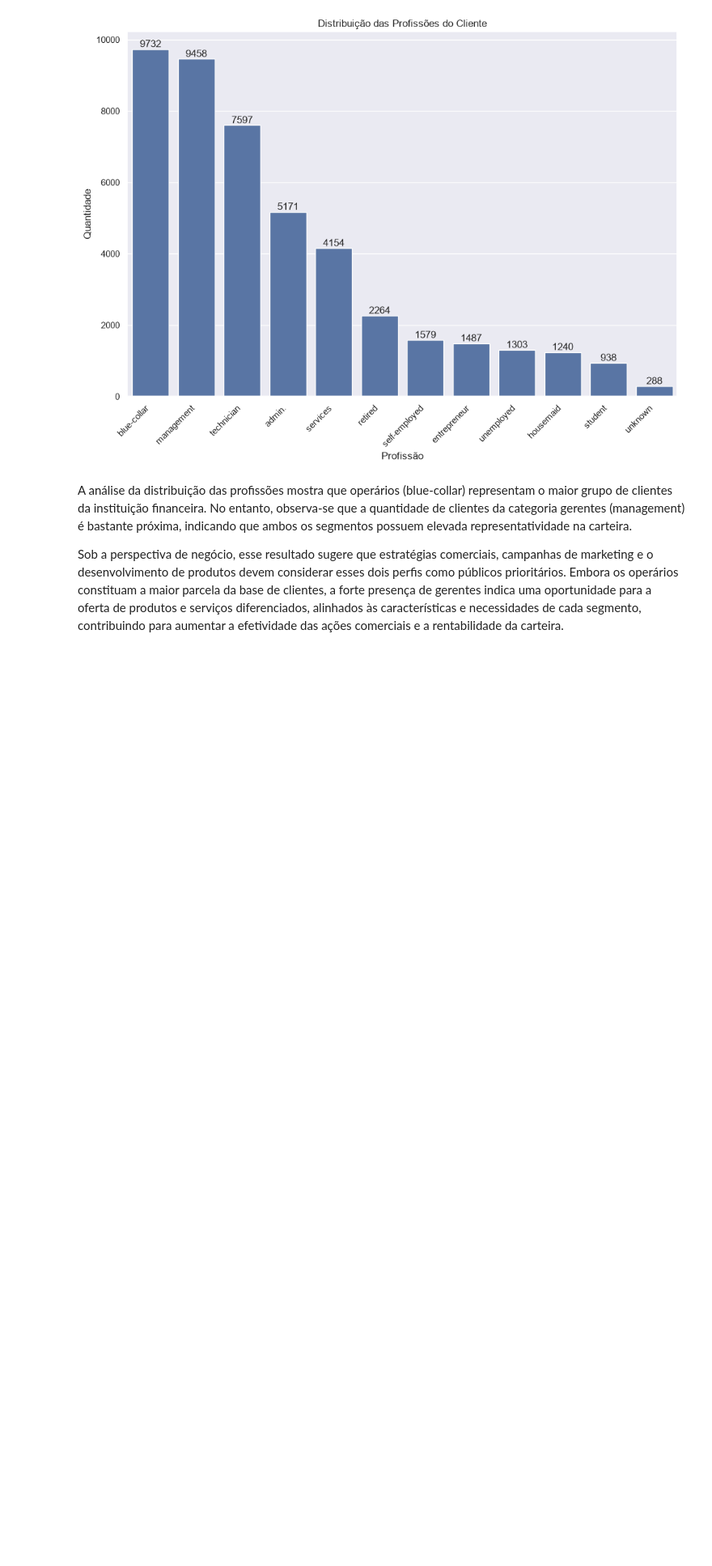
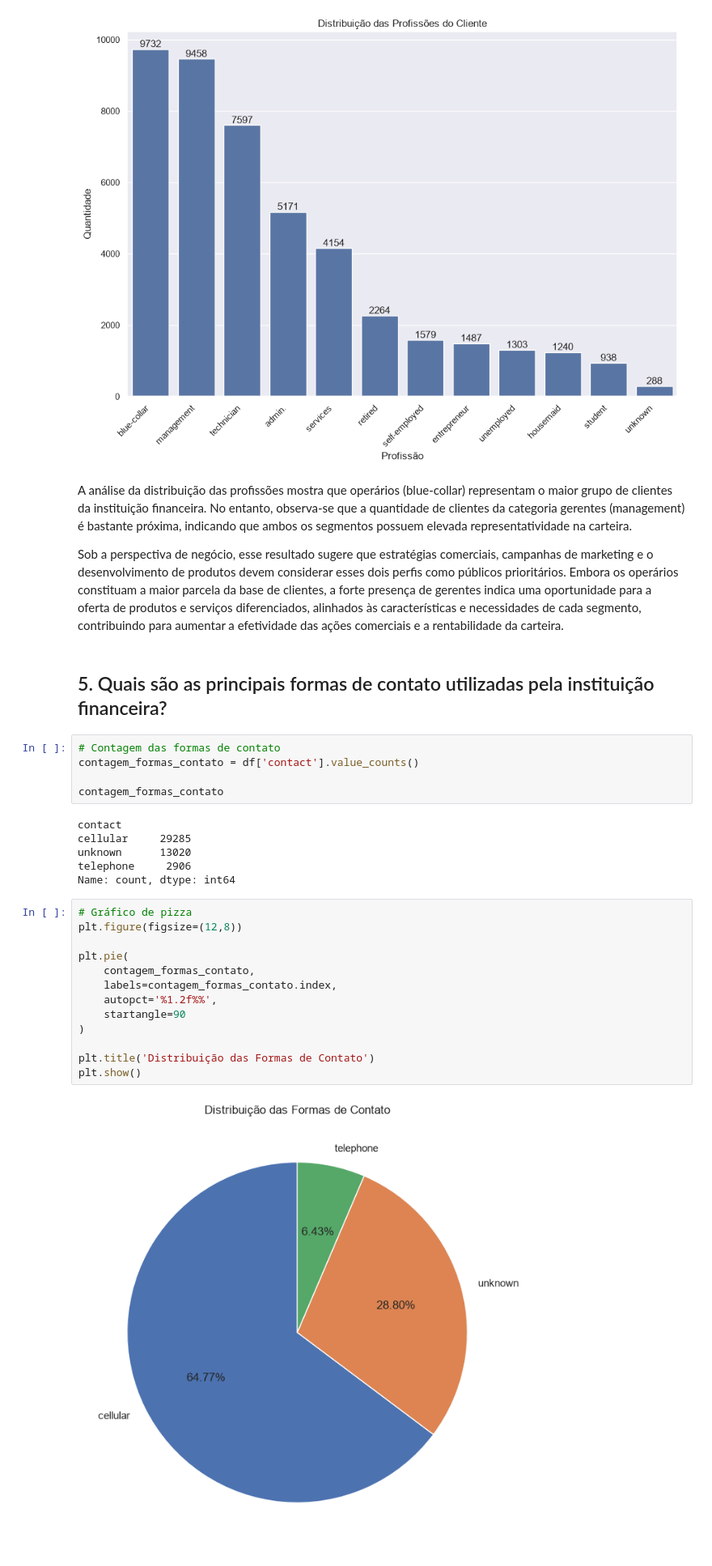
Before and after one commit to hccruz/Bank_Marketing, a Jupyter notebook: notebook/main.ipynb, the cells around one changed output. Shown at 81% size. Saved outputs shown, nothing was run; the diff lists cells and outputs as text; blank space fills up the shorter version.

Commit message:
feat:Adicionado gráficos de pizza, dispersão e colunas

```diff
--- a/notebook/main.ipynb
+++ b/notebook/main.ipynb
@@ -129,3 +140,31 @@ plt.show()
 A análise da distribuição das profissões mostra que operários (blue-collar) representam o maior grupo de clientes da instituição financeira. No entanto, observa-se que a quantidade de clientes da categoria gerentes (management) é bastante próxima, indicando que ambos os segmentos possuem elevada representatividade na carteira.
 
 Sob a perspectiva de negócio, esse resultado sugere que estratégias comerciais, campanhas de marketing e o desenvolvimento de produtos devem considerar esses dois perfis como públicos prioritários. Embora os operários constituam a maior parcela da base de clientes, a forte presença de gerentes indica uma oportunidade para a oferta de produtos e serviços diferenciados, alinhados às características e necessidades de cada segmento, contribuindo para aumentar a efetividade das ações comerciais e a rentabilidade da carteira.
+# %% [markdown]
+## 5. Quais são as principais formas de contato utilizadas pela instituição financeira?
+# %%
+# Contagem das formas de contato
+contagem_formas_contato = df['contact'].value_counts()
+
+contagem_formas_contato
+# %% [output]
+contact
+cellular     29285
+unknown      13020
+telephone     2906
+Name: count, dtype: int64
+# %%
+# Gráfico de pizza
+plt.figure(figsize=(12,8))
+
+plt.pie(
+    contagem_formas_contato,
+    labels=contagem_formas_contato.index,
+    autopct='%1.2f%%',
+    startangle=90
+)
+
+plt.title('Distribuição das Formas de Contato')
+plt.show()
+# %% [output]
+[figure, added]
```
Also changed, not shown: parts of 13 cells of this notebook.
